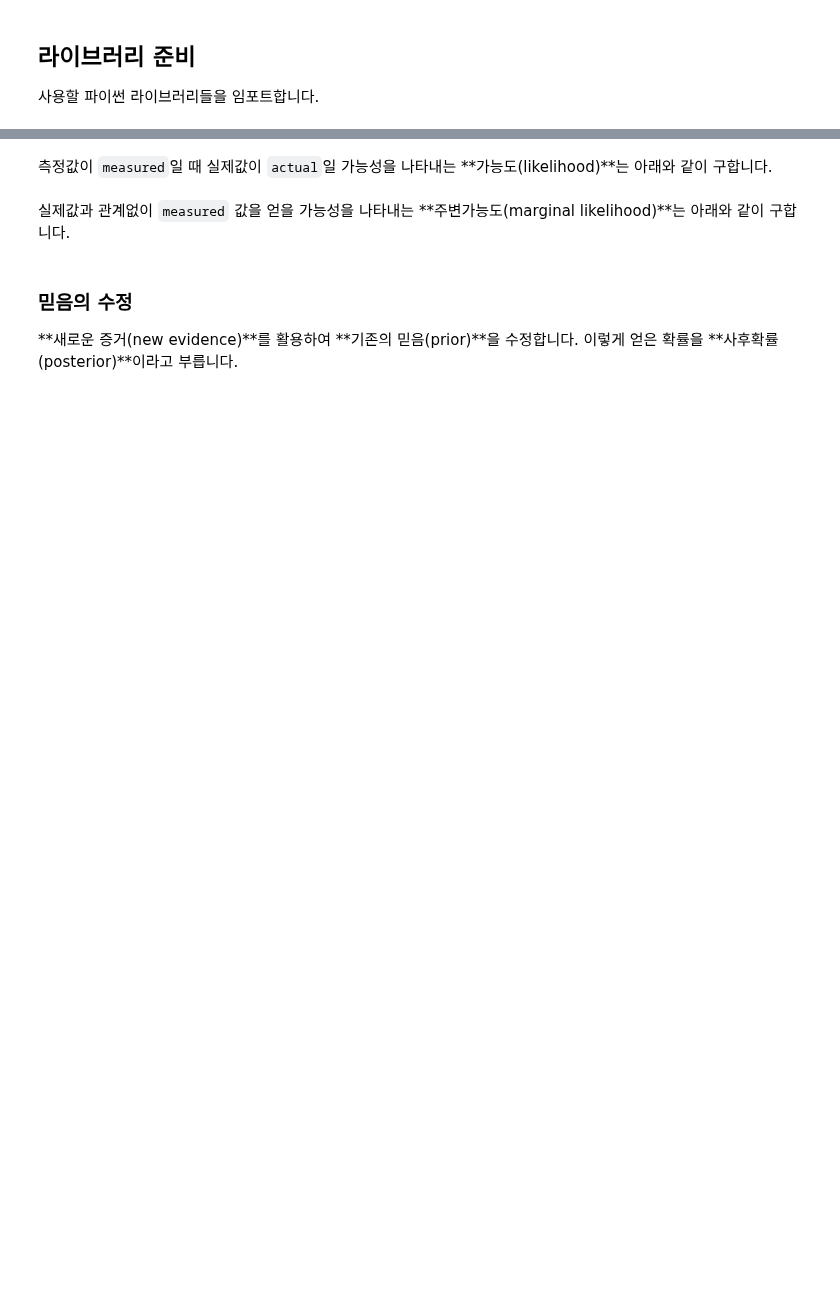
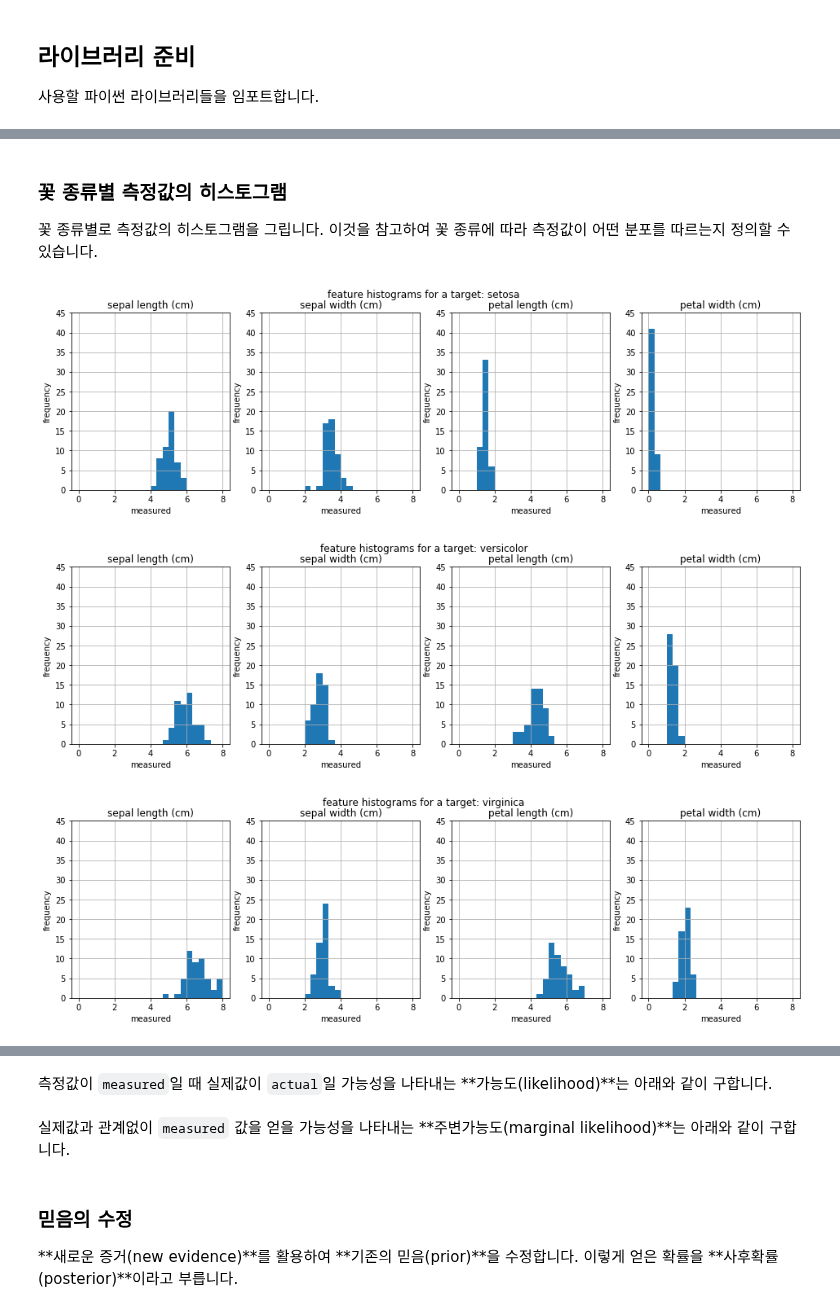
Before and after one commit to trvoid/ml-study, a Jupyter notebook: iris-classification/iris-classification-by-gaussian-nb.ipynb, the cells around one changed output, grey strips where cells are left out. Saved outputs shown, nothing was run; the diff lists cells and outputs as text; code cells hidden in the pictures; blank space fills up the shorter version.

```diff
--- a/iris-classification/iris-classification-by-gaussian-nb.ipynb
+++ b/iris-classification/iris-classification-by-gaussian-nb.ipynb
@@ -342,0 +38,5 @@ measured_b = 70
+# %%
+ds_iris = load_iris()
+
+print(ds_iris.target_names)
+print(ds_iris.feature_names)
@@ -342,0 +74,44 @@ measured_b = 70
+# %% [markdown]
+### 꽃 종류별 측정값의 히스토그램
+
+꽃 종류별로 측정값의 히스토그램을 그립니다. 이것을 참고하여 꽃 종류에 따라 측정값이 어떤 분포를 따르는지 정의할 수 있습니다.
+# %%
+def separate_by_targets(X, y):
+    separated = defaultdict(lambda: [])
+
+    row_count = X.shape[0]
+    for row in np.arange(row_count):
+        measured = X[row, :]
+        target = y[row]
+        separated[target].append(measured)
+
+    for target in separated.keys():
+        separated[target] = np.array(separated[target])
+
+    return separated
+
+def plot_feature_histograms_for_a_target(separated, target, feature_names, target_name):
+    ds_measured = separated[target]
+
+    fig = plt.figure(figsize = (16,4))
+    fig.suptitle(f'feature histograms for a target: {target_name}')
+    for col in np.arange(len(feature_names)):
+        plt.subplot(141 + col)
+        plt.hist(ds_measured[:, col], bins=24, range=(0, 8))
+        plt.ylim(0, 45)
+        plt.grid(True)
+        plt.xlabel('measured')
+        plt.ylabel('frequency')
+        plt.title(feature_names[col])
+
+    plt.show()
+
+separated = separate_by_targets(ds_iris.data, ds_iris.target)
+for target in np.arange(len(separated.keys())):
+    feature_names = ds_iris.feature_names
+    target_name = ds_iris.target_names[target]
+    plot_feature_histograms_for_a_target(separated, target, feature_names, target_name)
+# %% [output]
+[figure, added]
+[figure, added]
+[figure, added]
```
Also changed, not shown: parts of 71 cells of this notebook, 2 other files.
